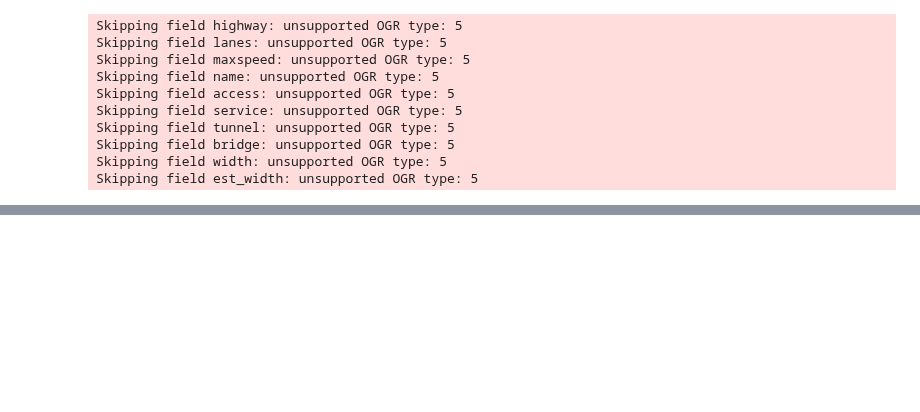
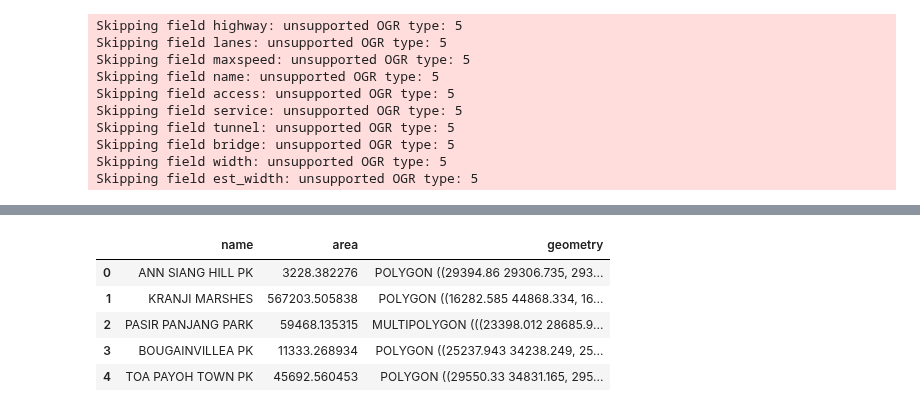
Before and after one commit to ziqiqiiii/Spatial_Equity_Analysis, a Jupyter notebook: notebooks/02_Network_Analysis.ipynb, the cells around one changed output, grey strips where cells are left out. Cells and saved outputs as stored; diff of their text form; code cells hidden in the pictures; blank space fills up the shorter version.

```diff
--- a/notebooks/02_Network_Analysis.ipynb
+++ b/notebooks/02_Network_Analysis.ipynb
@@ -291,4 +316,13 @@ final_map.plot(column='2sfca_score', legend=True, cmap='viridis', figsize=(10, 1
 # # Save to GeoJSON
 # final_map_wgs84.to_file(output_path, driver="GeoJSON")
 # print(f"GeoJSON saved to: {output_path}")
+# %%
+parks.head()
+# %% [output]
+|  | name | area | geometry |
+| 0 | ANN SIANG HILL PK | 3228.382276 | POLYGON ((29394.86 29306.735, 293... |
+| 1 | KRANJI MARSHES | 567203.505838 | POLYGON ((16282.585 44868.334, 16... |
+| 2 | PASIR PANJANG PARK | 59468.135315 | MULTIPOLYGON (((23398.012 28685.9... |
+| 3 | BOUGAINVILLEA PK | 11333.268934 | POLYGON ((25237.943 34238.249, 25... |
+| 4 | TOA PAYOH TOWN PK | 45692.560453 | POLYGON ((29550.33 34831.165, 295... |
 # %%
```
Also changed, not shown: parts of 29 cells of this notebook, 1 other file.
